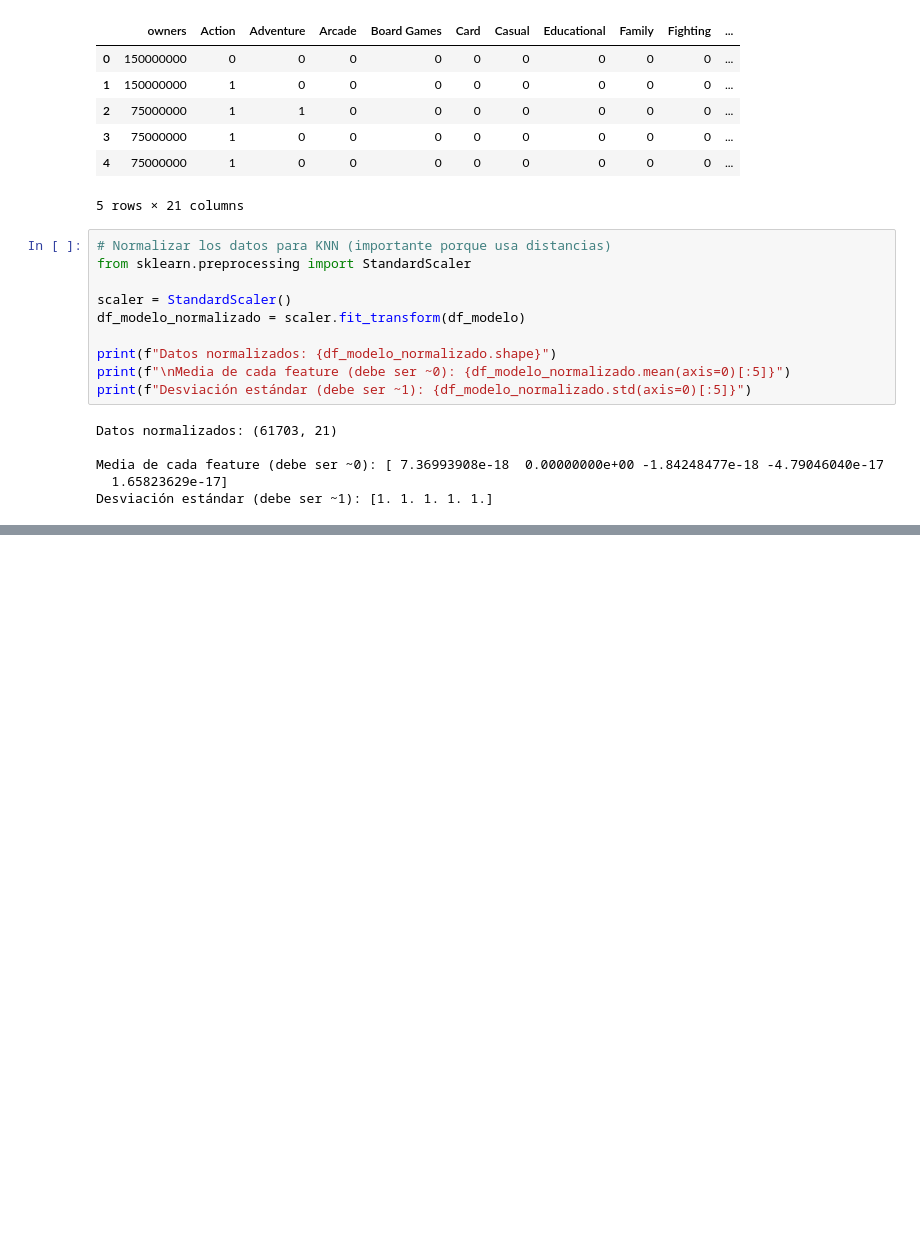
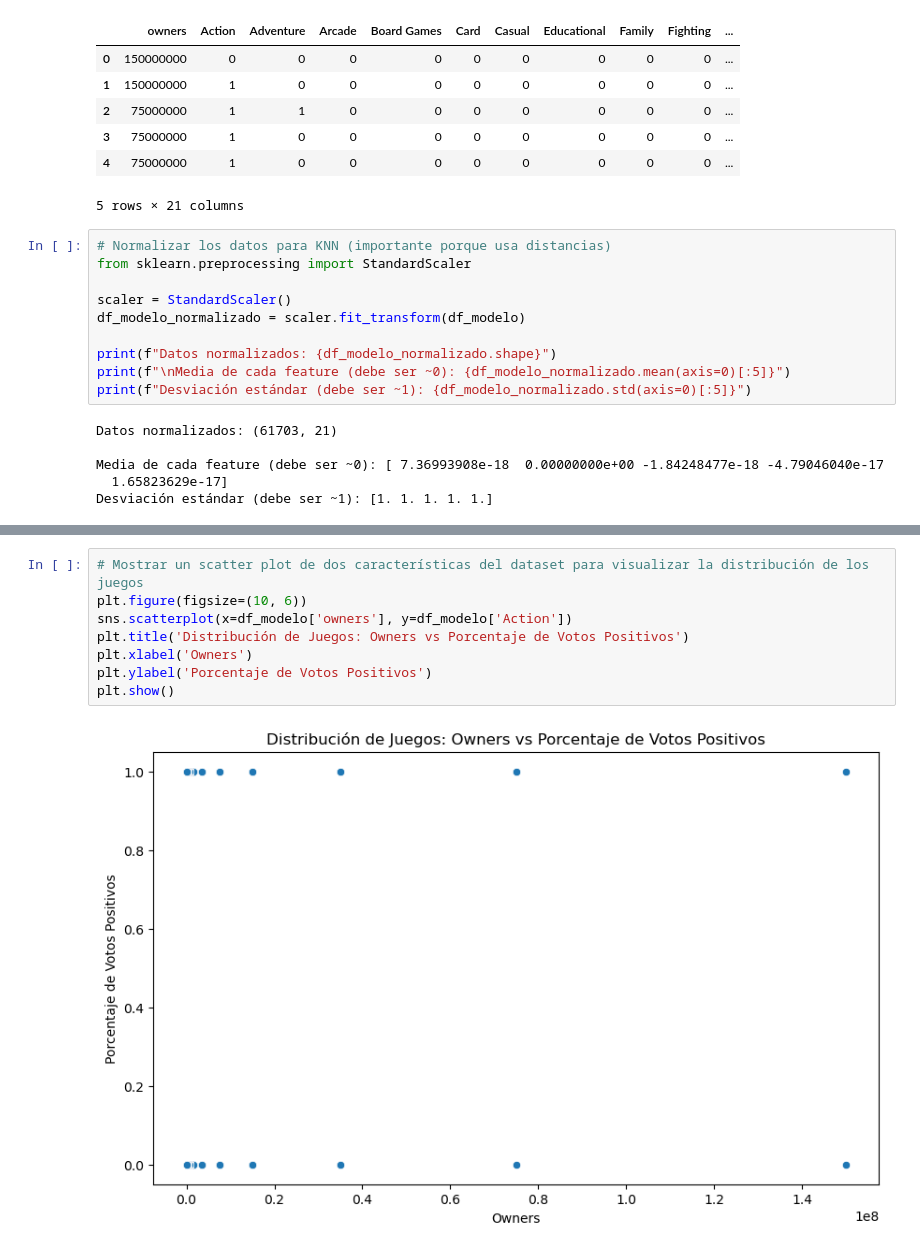
Before and after one commit to MetalMaxALIZ/Proyecto, a Jupyter notebook: pruebas.ipynb, the cells around one changed output, grey strips where cells are left out. Drawn from its saved outputs; the diff is of its cells as text; blank space fills up the shorter version.

```diff
--- a/pruebas.ipynb
+++ b/pruebas.ipynb
@@ -518,0 +632,10 @@ X_train, X_test = train_test_split(df_modelo_normalizado, test_size=0.2, random_
+# %%
+# Mostrar un scatter plot de dos características del dataset para visualizar la distribución de los juegos
+plt.figure(figsize=(10, 6))
+sns.scatterplot(x=df_modelo['owners'], y=df_modelo['Action'])
+plt.title('Distribución de Juegos: Owners vs Porcentaje de Votos Positivos')
+plt.xlabel('Owners')
+plt.ylabel('Porcentaje de Votos Positivos')
+plt.show()
+# %% [output]
+[figure, added]
```
Also changed, not shown: parts of 7 cells of this notebook, 4 other files.
